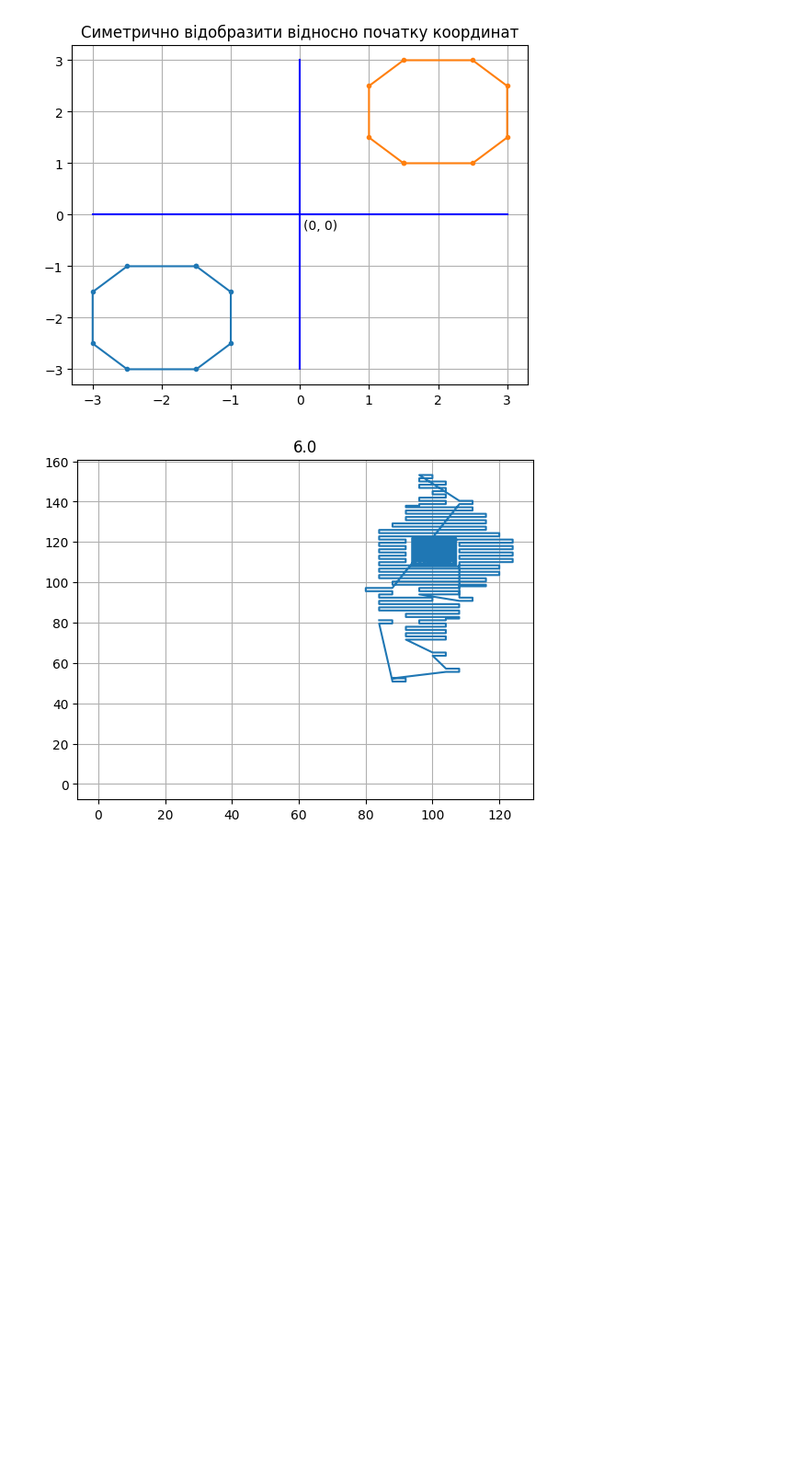
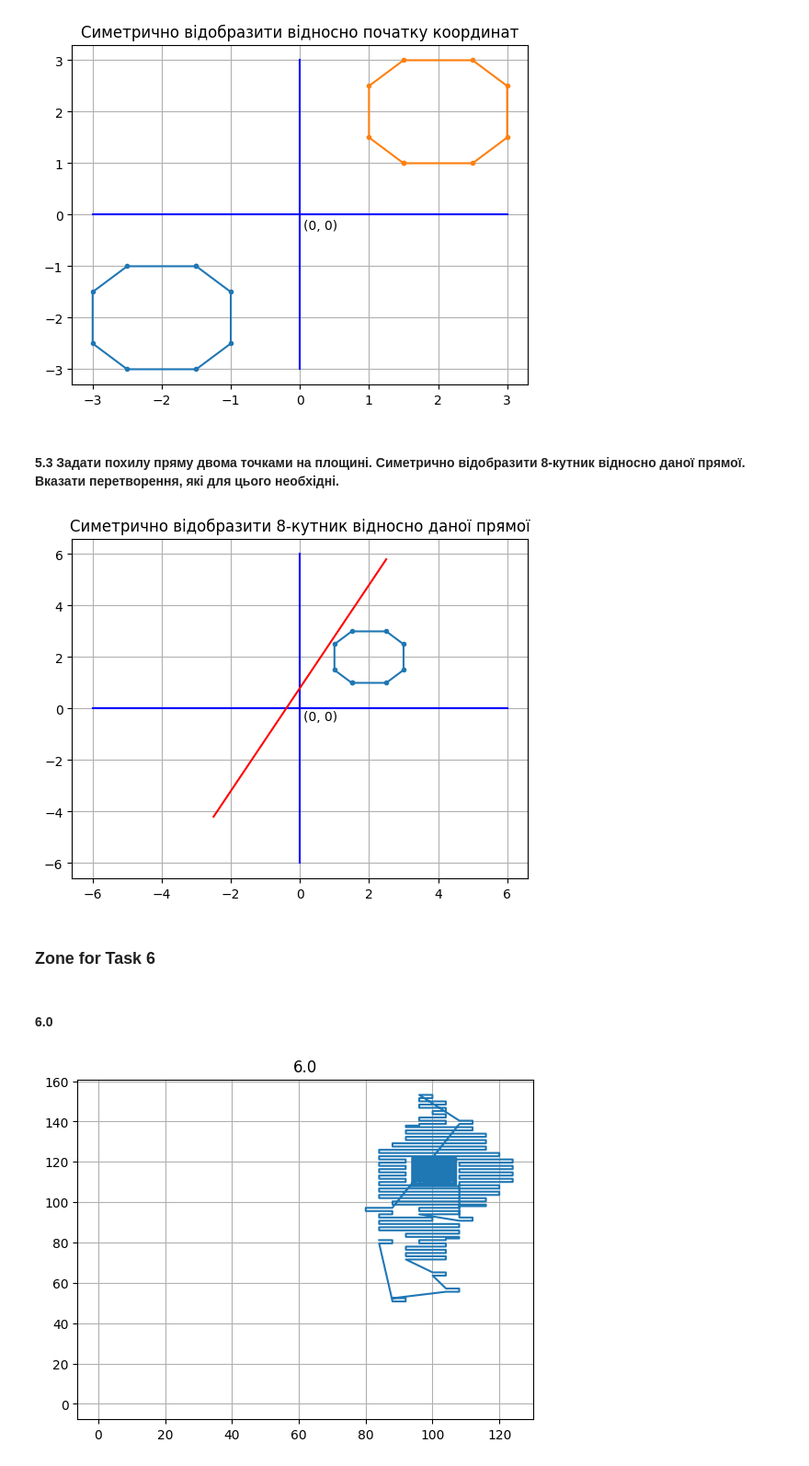
Before and after one commit to KlymentievMaksym/CompGraph, a Jupyter notebook: Lab1.ipynb, the cells around one changed output. Shown at 92% size. Saved outputs shown, nothing was run; the diff lists cells and outputs as text; code cells hidden in the pictures; blank space fills up the shorter version.

Commit message:
Visuals at all and same thing as in task 5 for xls file

```diff
--- a/Lab1.ipynb
+++ b/Lab1.ipynb
@@ -108,4 +94,27 @@ plt.title("Cиметрично відобразити відносно поча
 plt.show()
 # %% [output]
 [figure]
+# %% [markdown]
+#### 5.3 Задати похилу пряму двома точками на площині. Симетрично відобразити 8-кутник відносно даної прямої. Вказати перетворення, які для цього необхідні.
+# %%
+plt.plot([-6, 6], [0, 0], "b")
+plt.plot([0, 0], [-6, 6], "b")
+plt.text(0.6, -0.3, "(0, 0)", horizontalalignment='center', verticalalignment='center')
+
+
+k = 2
+b = 0.8
+x = np.linspace(-2.5, 2.5)
+y = k*x + b
+plt.plot(x, y, 'r')
+
+plt.plot(xy[:, 0], xy[:, 1], ".-",0, 0)
+
+plt.grid()
+plt.title("Симетрично відобразити 8-кутник відносно даної прямої")
+plt.show()
+# %% [output]
+[figure, added]
+# %% [markdown]
+### Zone for Task 6
 # %%
@@ -113,2 +121,4 @@ plt.show()
 xls = pd.read_excel("lab1/Варіанти.xlsx", "Var_02")
+# %% [markdown]
+#### 6.0
 # %%
```
Also changed, not shown: parts of 18 cells of this notebook.
